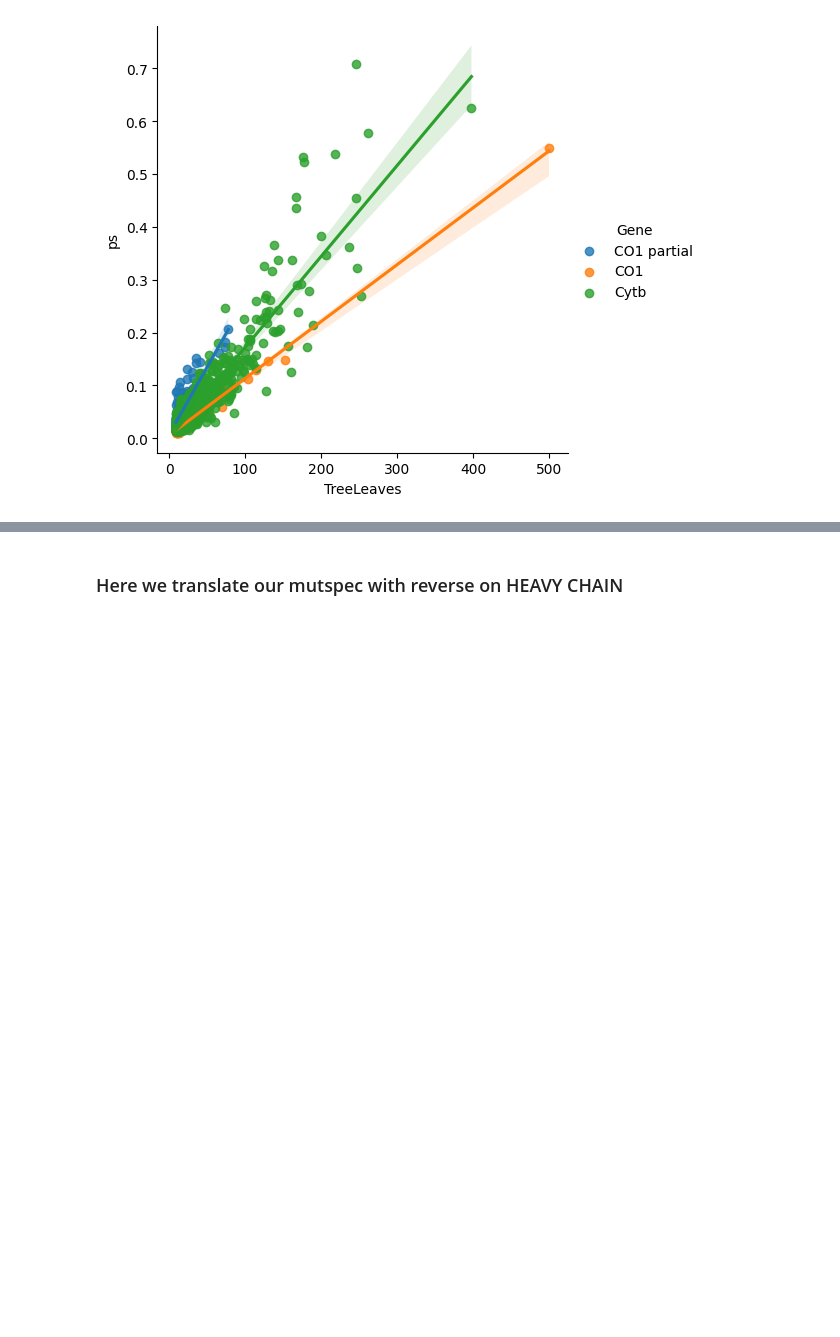
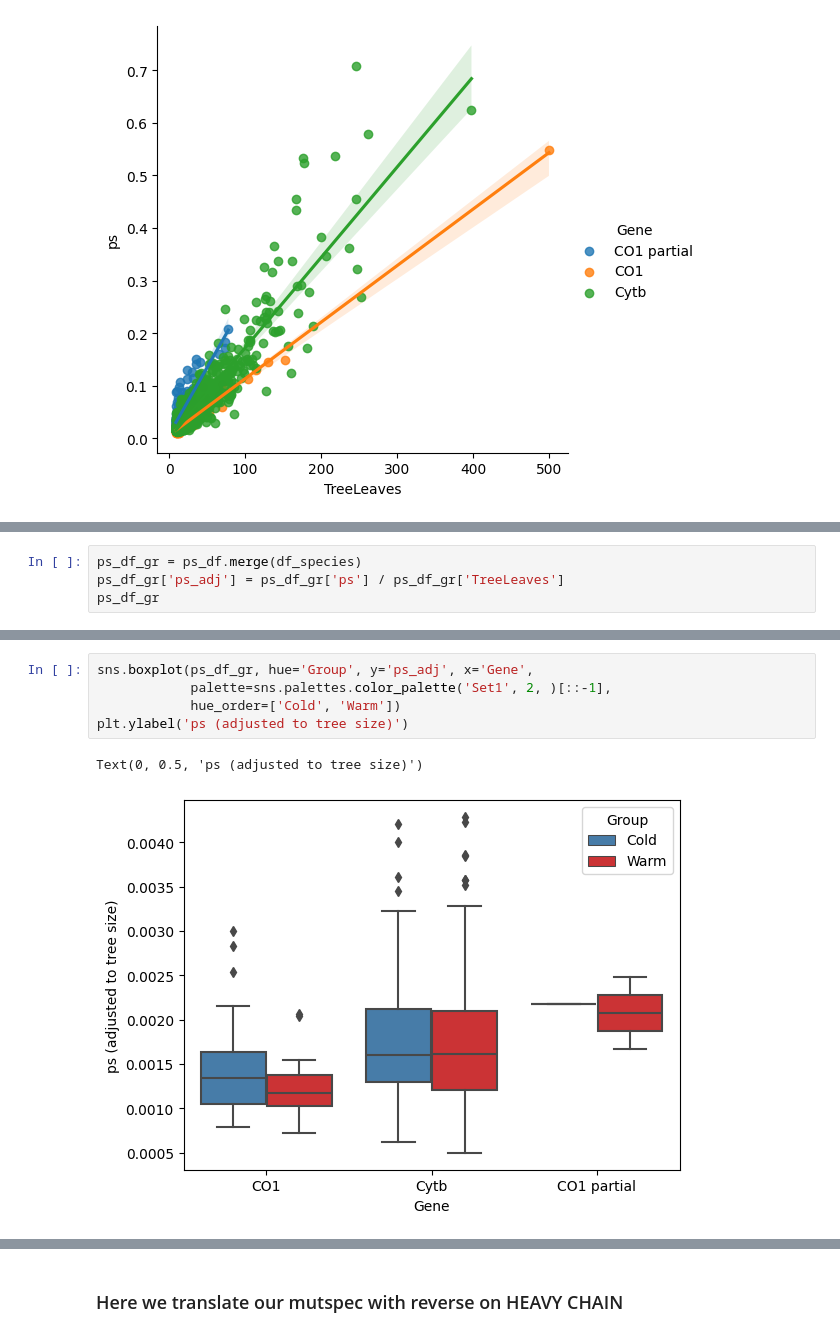
Before and after one commit to mitoclub/TemperatureEffectsOnMtDNAspectra, a Jupyter notebook: analysis/plot_mutspec192.ipynb, the cells around one changed output, grey strips where cells are left out. Cells and saved outputs as stored; diff of their text form; blank space fills up the shorter version.

Commit message:
warm fishes are less diverse???

```diff
--- a/analysis/plot_mutspec192.ipynb
+++ b/analysis/plot_mutspec192.ipynb
@@ -182,0 +183,4 @@ ps_df.corr('spearman')
+# %%
+ps_df_gr = ps_df.merge(df_species)
+ps_df_gr['ps_adj'] = ps_df_gr['ps'] / ps_df_gr['TreeLeaves']
+ps_df_gr
@@ -182,0 +201,8 @@ ps_df.corr('spearman')
+# %%
+sns.boxplot(ps_df_gr, hue='Group', y='ps_adj', x='Gene',
+            palette=sns.palettes.color_palette('Set1', 2, )[::-1],
+            hue_order=['Cold', 'Warm'])
+plt.ylabel('ps (adjusted to tree size)')
+# %% [output]
+Text(0, 0.5, 'ps (adjusted to tree size)')
+[figure, added]
```
Also changed, not shown: parts of 5 cells of this notebook, 1 other file.
